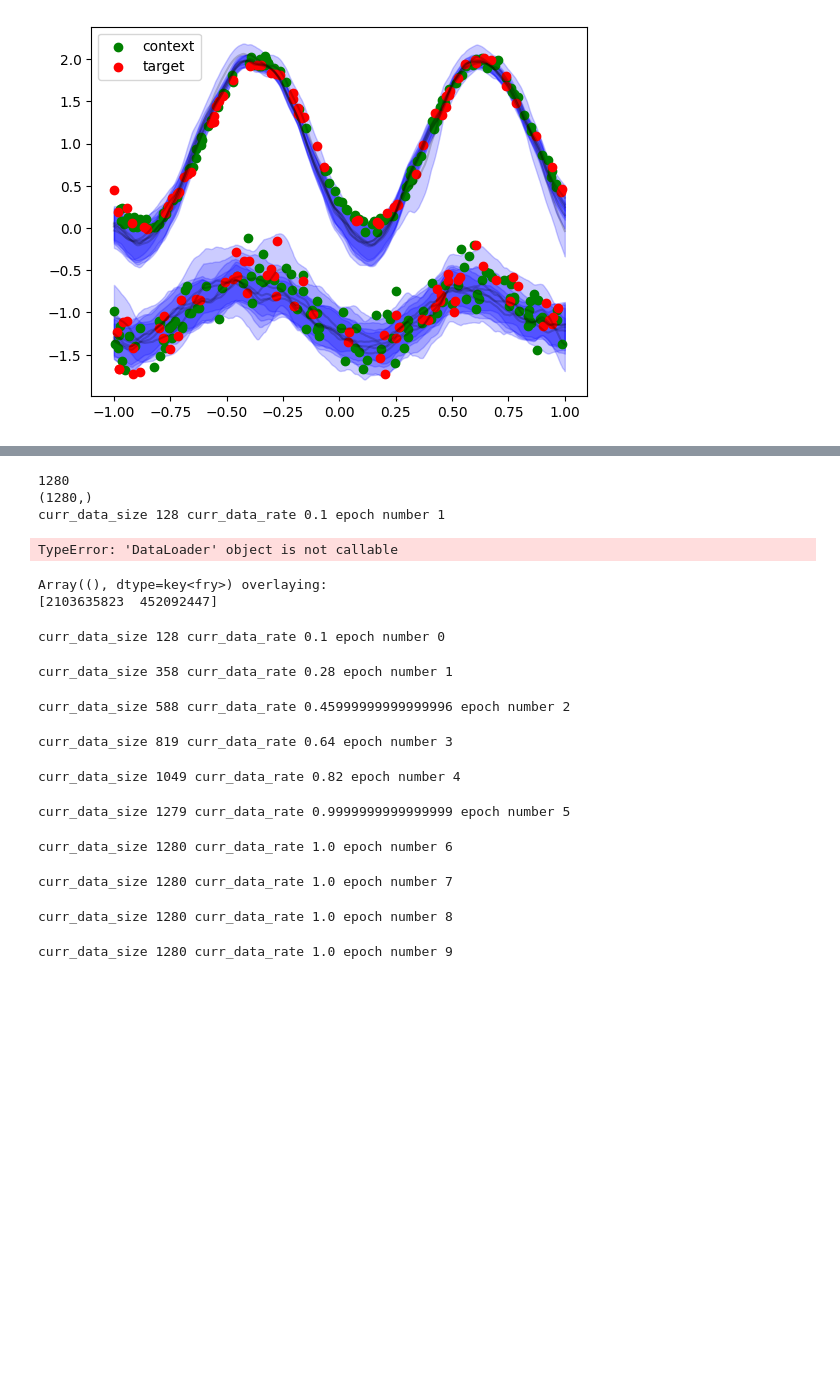
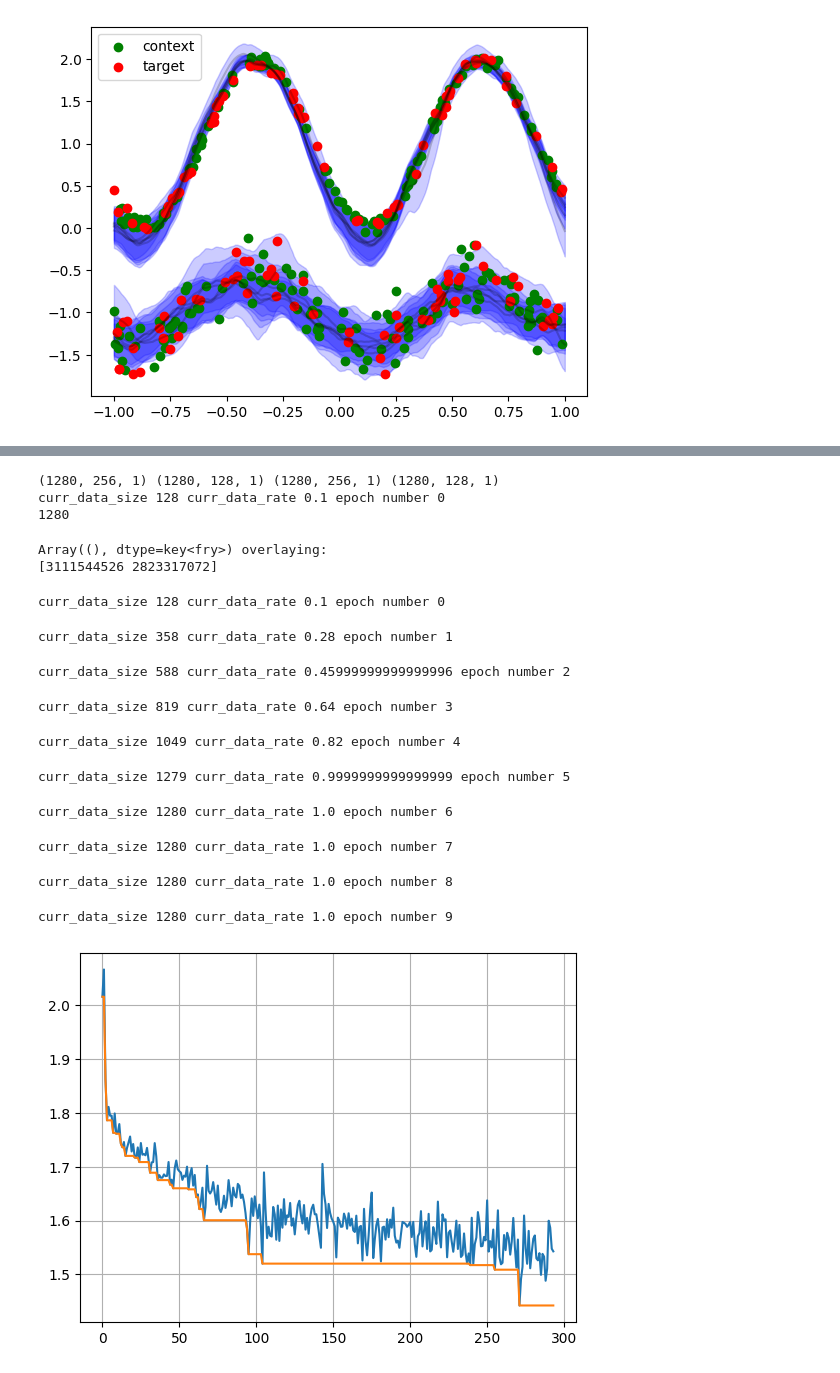
Before and after one commit to aszi09/CL_for_faster_Meta-learning, a Jupyter notebook: SPL_pipeline.ipynb, the cells around one changed output, grey strips where cells are left out. Drawn from its saved outputs; the diff is of its cells as text; code cells hidden in the pictures; blank space fills up the shorter version.

Commit message:
Created a dataset generator, so the dataset creation is more modular. Added NetKet dependency to be used for chunked vmapping to circumvent vram bottlenecks.

```diff
--- a/SPL_pipeline.ipynb
+++ b/SPL_pipeline.ipynb
@@ -173,7 +176,7 @@ def numpy_collate(batch):
     return xs_context, ys_context, xs_target, ys_target
 #rng, key = jax.random.split(rng)
 
-dataset = MixtureDataset(dataset_size=, key=key, num_context_samples=256, num_target_samples=128, sampler=data_sampler)
+dataset = MixtureDataset(dataset_size=100, key=key, num_context_samples=256, num_target_samples=128, sampler=data_sampler)
 dataloader = DataLoader(dataset, batch_size=256, shuffle=True, collate_fn=numpy_collate)
 data_iter = iter(dataloader)
 x_context, y_context, x_target, y_target = next(iter(dataloader))
@@ -595,5 +611,39 @@ class SPL_curriculum:
+# %%
+# Trying out how to more efficiently produce the dataset
+data_sampler = partial(
+    joint,
+    Mixture([WhiteNoise(Shift(f2, y_shift=1.0), 0.05), WhiteNoise(Shift(f4, y_shift=-1.0), 0.2)]),
+    partial(uniform, n=num_target_samples + num_context_samples, bounds=(-1, 1))
+)
+@partial(jax.jit, static_argnums=(1,2))
+def gen_sampler_datapoint(key, num_context_samples, sampler):
+    x, y = sampler(key)
+    x, y = x[..., None], y[..., None]
+    X, x_test = jnp.split(x, indices_or_sections=(num_context_samples,))
+    y, y_test = jnp.split(y, indices_or_sections=(num_context_samples,))
+    return X, x_test, y, y_test
+
+@partial(jax.jit, static_argnums=(1,2,3,4))
+def generate_dataset(rng , num_batches, num_context_samples, sampler, chunk_size):
+    rng_old , key = jax.random.split(rng)
+    keys = jax.random.split(rng, num_batches)
+    # Apply the function in chunks using netket.jax.vmap_chunked
+    batched_generate = nk.jax.vmap_chunked(
+        partial(gen_sampler_datapoint, num_context_samples=num_context_samples, sampler=sampler),
+        in_axes=0,
+        chunk_size=chunk_size
+    )
+    X_tot, x_test_tot, y_tot, y_test_tot = batched_generate(keys)
+    return X_tot, x_test_tot, y_tot, y_test_tot
 # %%
-dataset = MixtureDataset(dataset_size=256*5, key=key, num_context_samples=256, num_target_samples=128, sampler=data_sampler)
+# Trying out dataset generation and loss calculation / sorting with different dataset sizes.
+
+
+num_batches = 256*5
+chunk_size = 256*5
+data = generate_dataset(rng, num_batches, num_context_samples, data_sampler, chunk_size)
+print(data[0].shape , data[1].shape, data[2].shape, data[3].shape)
+dataset = RegressionDataset(data)
 spl_curricula = SPL_curriculum(0.1, 10, dataset, 32, rng)
 
 
@@ -601,17 +651,14 @@ spl_curricula = SPL_curriculum(0.1, 10, dataset, 32, rng)
 
 
 
+spl_curricula.data_curriculum(model, params, 0)
 print(spl_curricula.dataset.__len__())
-print(spl_curricula.calculate_difficulty_ordering(model, params).shape)
-print(spl_curricula.data_curriculum(model, params, 1))
 # %% [output]
+(1280, 256, 1) (1280, 128, 1) (1280, 256, 1) (1280, 128, 1)
+curr_data_size 128 curr_data_rate 0.1 epoch number 0
 1280
-(1280,)
-curr_data_size 128 curr_data_rate 0.1 epoch number 1
-TypeError: 'DataLoader' object is not callable
 # %%
 # Lets setup the training loop with the SPL_curricula
-# Initialize the Optimization.
 
 
 # TODO : Figure out , how to save the losses, given that the training data size changes across epochs comparted to baseline
@@ -622,8 +669,11 @@ rng, key = jax.random.split(rng)
 last_key = key
 print(last_key)
 
+dataset_size = 256*5
+dataset_chunk_size = 256*5
+
 # Dataset and curricula setup
-dataset = MixtureDataset(dataset_size=256*5, key=key, num_context_samples=256, num_target_samples=128, sampler=data_sampler)
+dataset = RegressionDataset(generate_dataset(rng, dataset_size, num_context_samples, data_sampler, dataset_chunk_size))
 spl_curricula = SPL_curriculum(0.1, 5, dataset, 32, rng)
 
 params = params0 = model.init(
@@ -668,7 +718,7 @@ for i in (pbar := tqdm.trange(10, desc='Optimizing params. ')):
 params = best_params
 # %% [output]
 Array((), dtype=key<fry>) overlaying:
-[2103635823  452092447]
+[3111544526 2823317072]
 curr_data_size 128 curr_data_rate 0.1 epoch number 0
 curr_data_size 358 curr_data_rate 0.28 epoch number 1
 curr_data_size 588 curr_data_rate 0.45999999999999996 epoch number 2
@@ -679,3 +729,9 @@ curr_data_size 1280 curr_data_rate 1.0 epoch number 6
 curr_data_size 1280 curr_data_rate 1.0 epoch number 7
 curr_data_size 1280 curr_data_rate 1.0 epoch number 8
 curr_data_size 1280 curr_data_rate 1.0 epoch number 9
+# %%
+plt.plot(losses)
+plt.plot(jnp.ufunc(jnp.minimum, nin=2, nout=1).accumulate(jnp.asarray(losses)))
+plt.grid()
+# %% [output]
+[figure, added]
```
Also changed, not shown: parts of 7 cells of this notebook.
